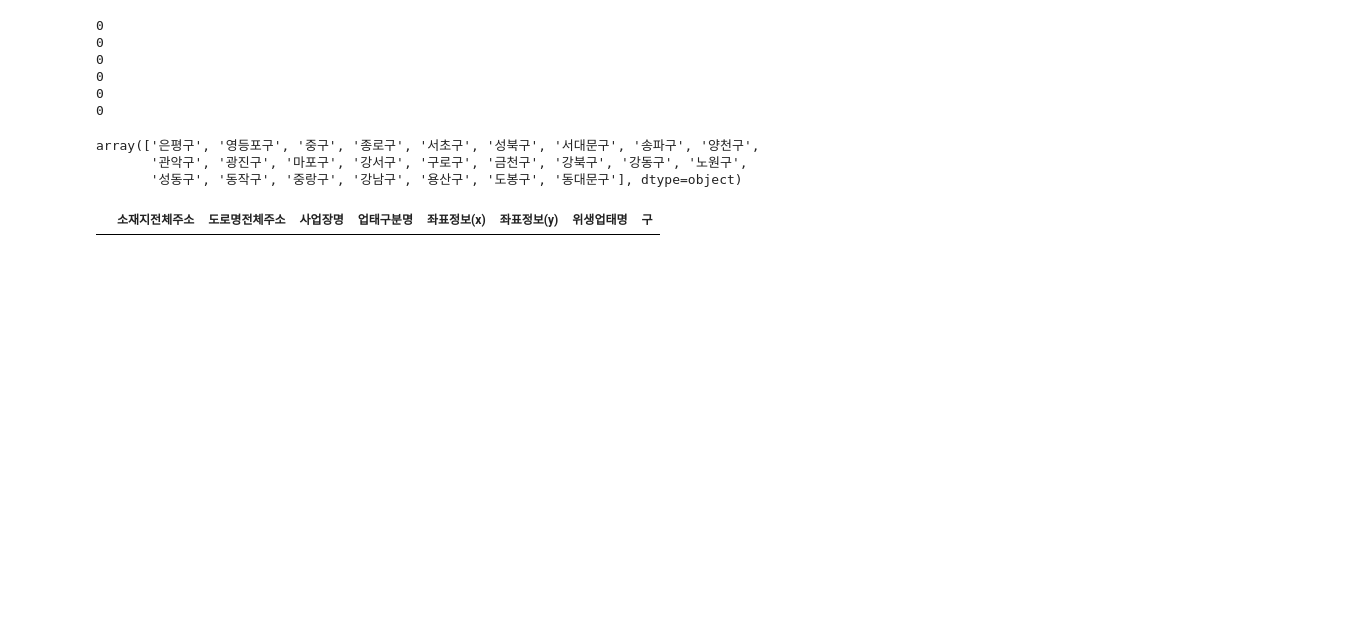
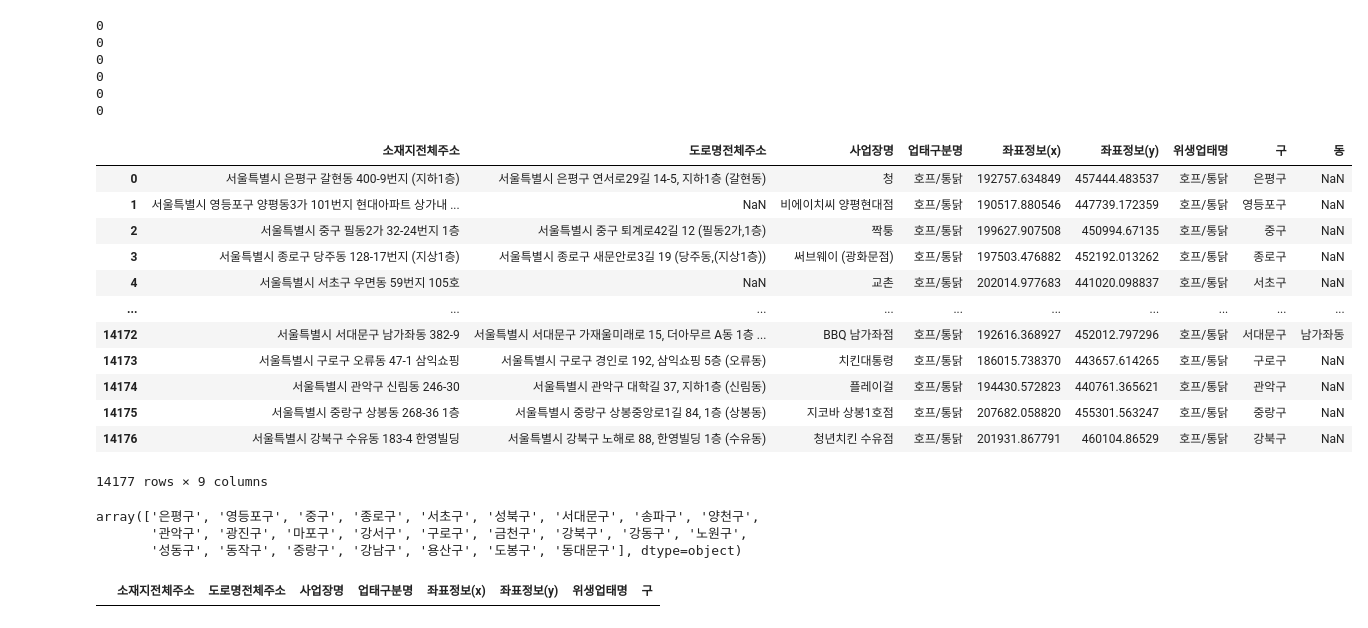
Before and after one commit to lth0813/SeSAC-LECTURE, a Jupyter notebook: 과제/MP3/MP3.ipynb, the cells around one changed output. Drawn from its saved outputs; the diff is of its cells as text; code cells hidden in the pictures; blank space fills up the shorter version.

```diff
--- a/과제/MP3/MP3.ipynb
+++ b/과제/MP3/MP3.ipynb
@@ -122,6 +129,22 @@ df.loc[df['도로명전체주소'].notna(), "구"] = df.loc[df['도로명전체
 
 # 소재지전체주소에서 구 추출 (도로명전체주소가 NaN인 경우만 업데이트)
 df.loc[df['소재지전체주소'].notna() & df["구"].isna(), "구"] = df.loc[df['소재지전체주소'].notna(), "소재지전체주소"].apply(find_address_gu)
+# %%
+df
+# %% [output]
+|  | 소재지전체주소 | 도로명전체주소 | 사업장명 | 업태구분명 | 좌표정보(x) | 좌표정보(y) | 위생업태명 | 구 | 동 |
+| 0 | 서울특별시 은평구 갈현동 400-9번지 (지하1층) | 서울특별시 은평구 연서로29길 14-5, 지하1층 (갈현동) | 청 | 호프/통닭 | 192757.634849 | 457444.483537 | 호프/통닭 | 은평구 | NaN |
+| 1 | 서울특별시 영등포구 양평동3가 101번지 현대아파트 상가내 ... | NaN | 비에이치씨 양평현대점 | 호프/통닭 | 190517.880546 | 447739.172359 | 호프/통닭 | 영등포구 | NaN |
+| 2 | 서울특별시 중구 필동2가 32-24번지 1층 | 서울특별시 중구 퇴계로42길 12 (필동2가,1층) | 짝퉁 | 호프/통닭 | 199627.907508 | 450994.67135 | 호프/통닭 | 중구 | NaN |
+| 3 | 서울특별시 종로구 당주동 128-17번지 (지상1층) | 서울특별시 종로구 새문안로3길 19 (당주동,(지상1층)) | 써브웨이 (광화문점) | 호프/통닭 | 197503.476882 | 452192.013262 | 호프/통닭 | 종로구 | NaN |
+| 4 | 서울특별시 서초구 우면동 59번지 105호 | NaN | 교촌 | 호프/통닭 | 202014.977683 | 441020.098837 | 호프/통닭 | 서초구 | NaN |
+| ... | ... | ... | ... | ... | ... | ... | ... | ... | ... |
+| 14172 | 서울특별시 서대문구 남가좌동 382-9 | 서울특별시 서대문구 가재울미래로 15, 더아무르 A동 1층 ... | BBQ 남가좌점 | 호프/통닭 | 192616.368927 | 452012.797296 | 호프/통닭 | 서대문구 | 남가좌동 |
+| 14173 | 서울특별시 구로구 오류동 47-1 삼익쇼핑 | 서울특별시 구로구 경인로 192, 삼익쇼핑 5층 (오류동) | 치킨대통령 | 호프/통닭 | 186015.738370 | 443657.614265 | 호프/통닭 | 구로구 | NaN |
+| 14174 | 서울특별시 관악구 신림동 246-30 | 서울특별시 관악구 대학길 37, 지하1층 (신림동) | 플레이걸 | 호프/통닭 | 194430.572823 | 440761.365621 | 호프/통닭 | 관악구 | NaN |
+| 14175 | 서울특별시 중랑구 상봉동 268-36 1층 | 서울특별시 중랑구 상봉중앙로1길 84, 1층 (상봉동) | 지코바 상봉1호점 | 호프/통닭 | 207682.058820 | 455301.563247 | 호프/통닭 | 중랑구 | NaN |
+| 14176 | 서울특별시 강북구 수유동 183-4 한영빌딩 | 서울특별시 강북구 노해로 88, 한영빌딩 1층 (수유동) | 청년치킨 수유점 | 호프/통닭 | 201931.867791 | 460104.86529 | 호프/통닭 | 강북구 | NaN |
+14177 rows × 9 columns
 # %%
 df[df["구"].notna()]["구"].unique()
 # %% [output]
```
Also changed, not shown: parts of 2 cells of this notebook, 3 other files.
